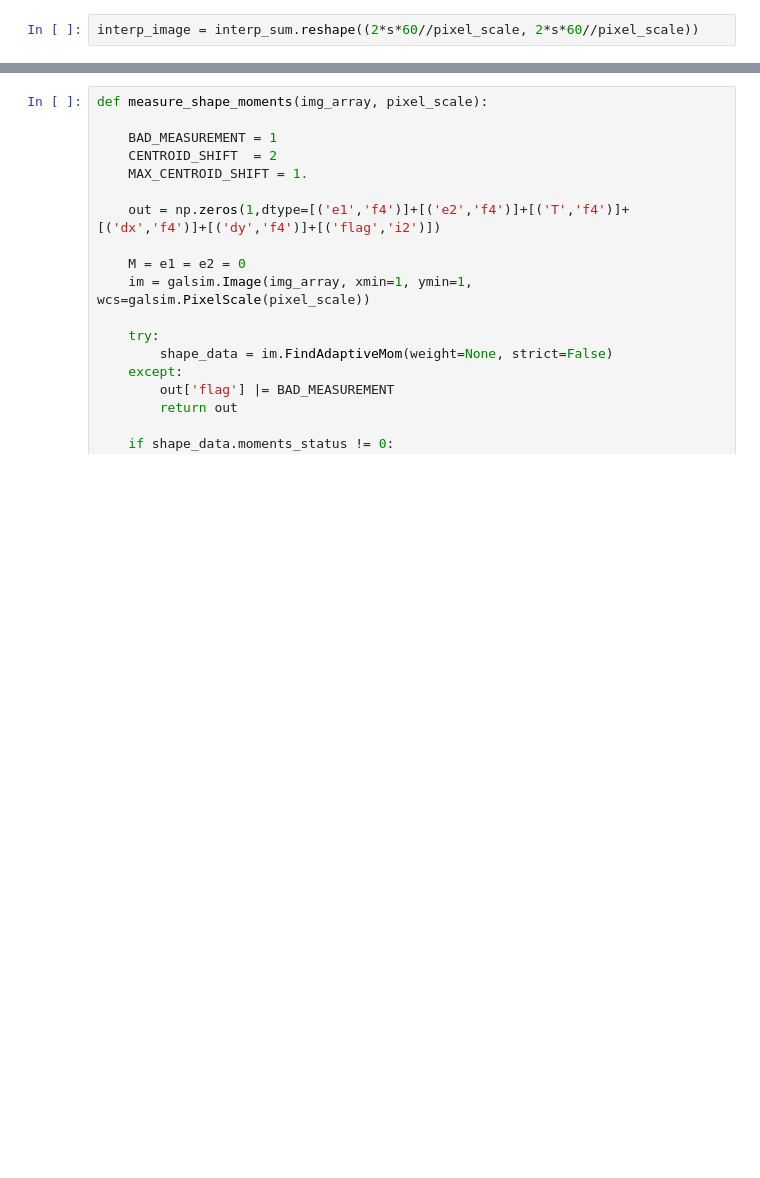
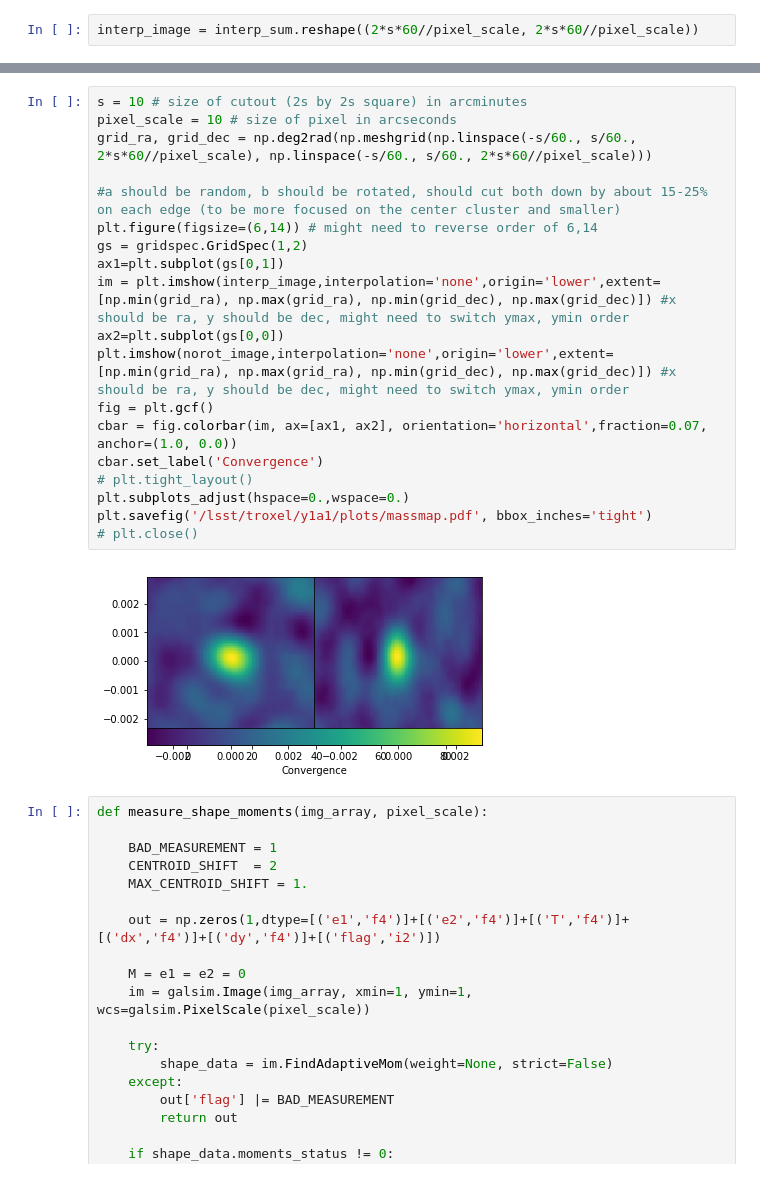
Before and after one commit to alduto/intrinsic_alignments, a Jupyter notebook: lgt20_mass_map_2mom.ipynb, the cells around one changed output, grey strips where cells are left out. Drawn from its saved outputs; the diff is of its cells as text; blank space fills up the shorter version.

```diff
--- a/lgt20_mass_map_2mom.ipynb
+++ b/lgt20_mass_map_2mom.ipynb
@@ -64,3 +101,24 @@ plt.show()
+# %%
+s = 10 # size of cutout (2s by 2s square) in arcminutes
+pixel_scale = 10 # size of pixel in arcseconds
+grid_ra, grid_dec = np.deg2rad(np.meshgrid(np.linspace(-s/60., s/60., 2*s*60//pixel_scale), np.linspace(-s/60., s/60., 2*s*60//pixel_scale)))
+
+#a should be random, b should be rotated, should cut both down by about 15-25% on each edge (to be more focused on the center cluster and smaller)
+plt.figure(figsize=(6,14)) # might need to reverse order of 6,14
+gs = gridspec.GridSpec(1,2)
+ax1=plt.subplot(gs[0,1])
+im = plt.imshow(interp_image,interpolation='none',origin='lower',extent=[np.min(grid_ra), np.max(grid_ra), np.min(grid_dec), np.max(grid_dec)]) #x should be ra, y should be dec, might need to switch ymax, ymin order
+ax2=plt.subplot(gs[0,0])
+plt.imshow(norot_image,interpolation='none',origin='lower',extent=[np.min(grid_ra), np.max(grid_ra), np.min(grid_dec), np.max(grid_dec)]) #x should be ra, y should be dec, might need to switch ymax, ymin order
+fig = plt.gcf()
+cbar = fig.colorbar(im, ax=[ax1, ax2], orientation='horizontal',fraction=0.07, anchor=(1.0, 0.0))
+cbar.set_label('Convergence')
+# plt.tight_layout()
+plt.subplots_adjust(hspace=0.,wspace=0.)
+plt.savefig('/lsst/troxel/y1a1/plots/massmap.pdf', bbox_inches='tight')
+# plt.close()
+# %% [output]
+[figure, added]
 # %%
 def measure_shape_moments(img_array, pixel_scale):
 
```
Also changed, not shown: parts of 19 cells of this notebook, 4 other files.
